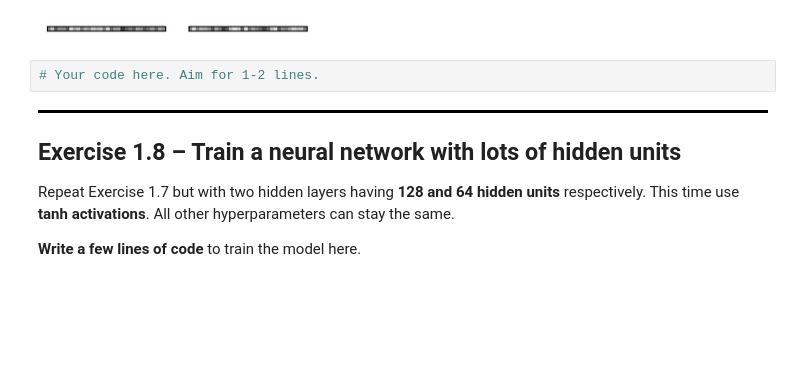
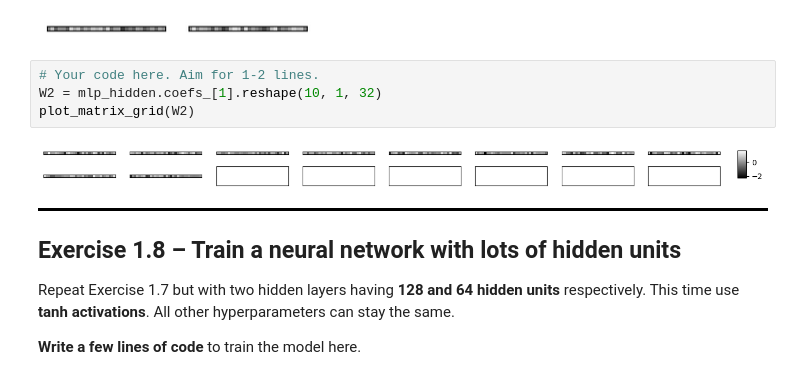
Before and after one commit to NeilTheFisher/COMP432, a Jupyter notebook: labs/Lab4-Student.ipynb, the cells around one changed output. Saved outputs shown, nothing was run; the diff lists cells and outputs as text; blank space fills up the shorter version.

```diff
--- a/labs/Lab4-Student.ipynb
+++ b/labs/Lab4-Student.ipynb
@@ -263,6 +430,10 @@ Figure out how to reshape the weight matrix so that when you call *plot_matrix_g
 ![image.png](embedded-picture-1)
 # %%
 # Your code here. Aim for 1-2 lines.
+W2 = mlp_hidden.coefs_[1].reshape(10, 1, 32)
+plot_matrix_grid(W2)
+# %% [output]
+[figure, added]
 # %% [markdown]
 <div style="border-bottom: 3px solid black; margin-bottom:5px"></div>
 
```
Also changed, not shown: parts of 40 cells of this notebook.
